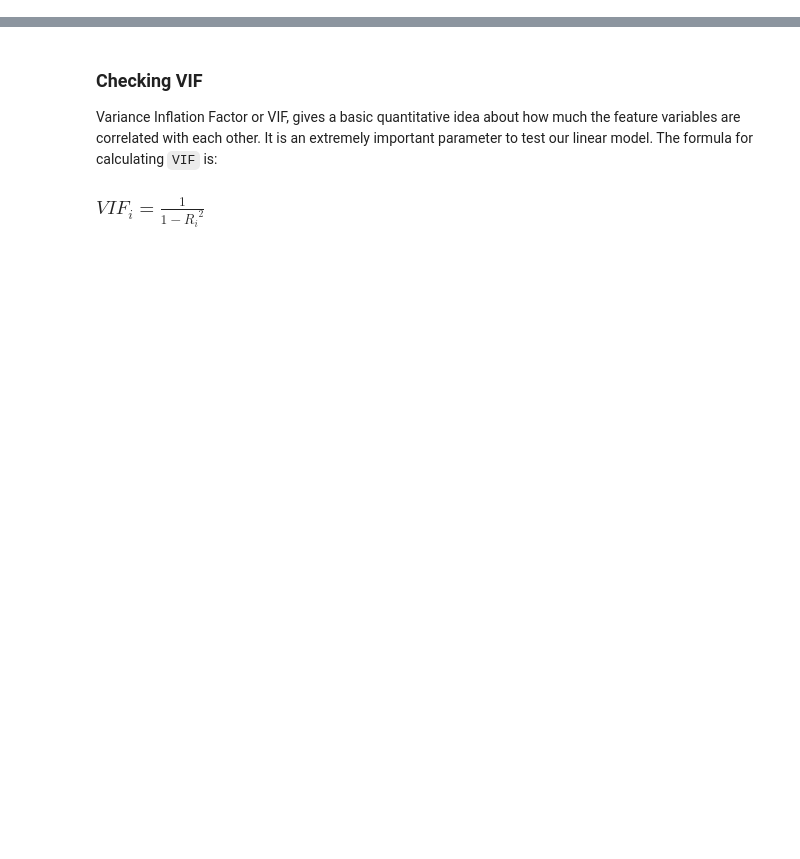
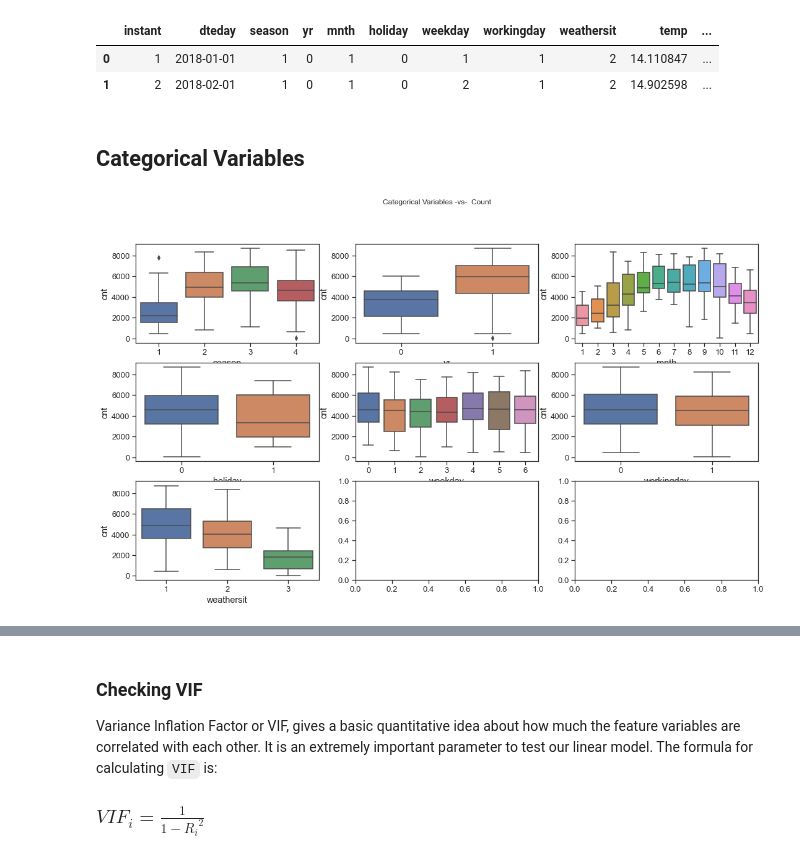
Before and after one commit to Monica05-aadi/Bike_LinearRegression, a Jupyter notebook: Bike Assignment.ipynb, the cells around one changed output, grey strips where cells are left out. Saved outputs shown, nothing was run; the diff lists cells and outputs as text; code cells hidden in the pictures; blank space fills up the shorter version.

```diff
--- a/Bike Assignment.ipynb
+++ b/Bike Assignment.ipynb
@@ -114,0 +19,7 @@ memory usage: 91.4+ KB
+# %%
+# Configurations & Settings
+from warnings import filterwarnings
+filterwarnings('ignore')
+
+pd.set_option('display.width', 1000)
+sns.set_style(style='ticks')
@@ -114,0 +66,3 @@ memory usage: 91.4+ KB
+# %%
+df = pd.read_csv('day.csv', parse_dates=['dteday'])
+df.head()
@@ -114,0 +109,27 @@ memory usage: 91.4+ KB
+# %%
+df = df.drop(['casual', 'registered'], axis=1)
+df.head(2)
+# %% [output]
+|  | instant | dteday | season | yr | mnth | holiday | weekday | workingday | weathersit | temp | ... |
+| 0 | 1 | 2018-01-01 | 1 | 0 | 1 | 0 | 1 | 1 | 2 | 14.110847 | ... |
+| 1 | 2 | 2018-02-01 | 1 | 0 | 1 | 0 | 2 | 1 | 2 | 14.902598 | ... |
+# %% [markdown]
+## Categorical Variables
+# %%
+# Plotting categorical variables.
+catvars = ['season', 'yr', 'mnth', 'holiday', 'weekday', 'workingday', 'weathersit']
+
+fig, axes = plt.subplots(3, 3, figsize=(18, 10))
+fig.suptitle('Categorical Variables -vs-  Count')
+
+sns.boxplot(ax=axes[0, 0], data=df, x='season',     y='cnt')
+sns.boxplot(ax=axes[0, 1], data=df, x='yr',         y='cnt')
+sns.boxplot(ax=axes[0, 2], data=df, x='mnth',       y='cnt')
+sns.boxplot(ax=axes[1, 0], data=df, x='holiday',    y='cnt')
+sns.boxplot(ax=axes[1, 1], data=df, x='weekday',    y='cnt')
+sns.boxplot(ax=axes[1, 2], data=df, x='workingday', y='cnt')
+sns.boxplot(ax=axes[2, 0], data=df, x='weathersit', y='cnt')
+
+plt.show()
+# %% [output]
+[figure, added]
```
Also changed, not shown: parts of 136 cells of this notebook, 1 other file.
